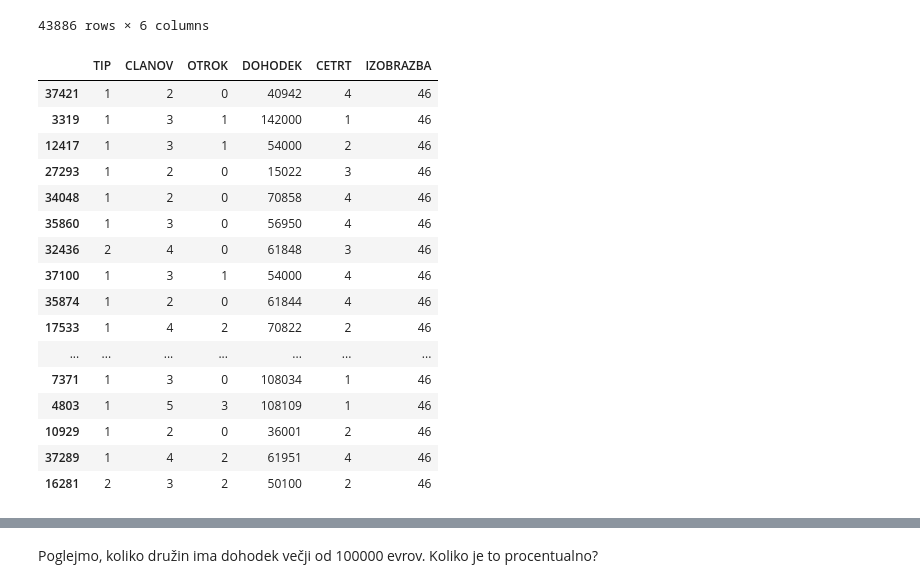
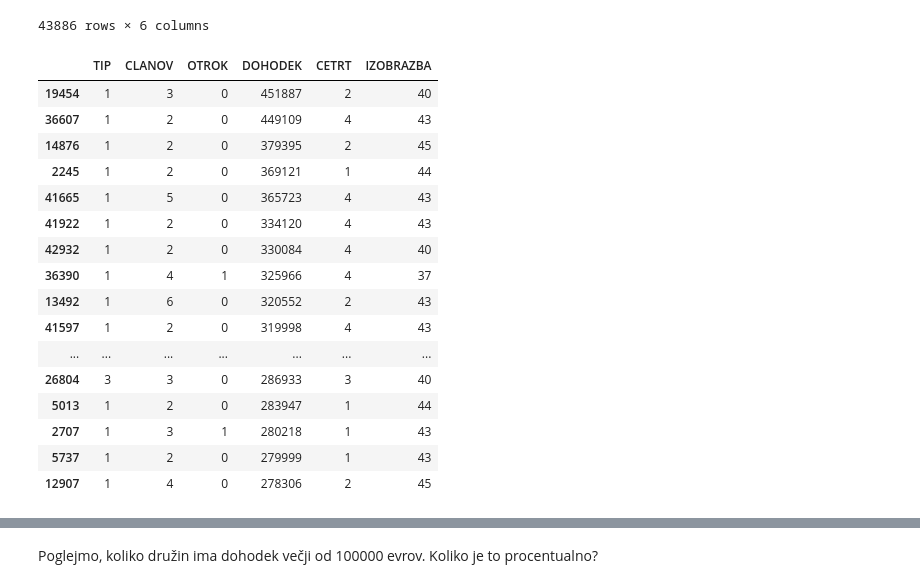
Before and after one commit to MartinZust123/Analysis-of-data-about-Kibergrad, a Jupyter notebook: Priloge/Kibergrad.ipynb, the cells around one changed output, grey strips where cells are left out. Cells and saved outputs as stored; diff of their text form; code cells hidden in the pictures.

```diff
--- a/Priloge/Kibergrad.ipynb
+++ b/Priloge/Kibergrad.ipynb
@@ -51,23 +51,24 @@ df
 | 20838 | 1 | 3 | 0 | 92850 | 3 | 31 |
 | 32170 | 1 | 8 | 0 | 10000 | 3 | 31 |
 43886 rows × 6 columns
-# %%
-df.head(30)
-# %% [output]
-|  | TIP | CLANOV | OTROK | DOHODEK | CETRT | IZOBRAZBA |
-| 37421 | 1 | 2 | 0 | 40942 | 4 | 46 |
-| 3319 | 1 | 3 | 1 | 142000 | 1 | 46 |
-| 12417 | 1 | 3 | 1 | 54000 | 2 | 46 |
-| 27293 | 1 | 2 | 0 | 15022 | 3 | 46 |
-| 34048 | 1 | 2 | 0 | 70858 | 4 | 46 |
-| 35860 | 1 | 3 | 0 | 56950 | 4 | 46 |
-| 32436 | 2 | 4 | 0 | 61848 | 3 | 46 |
-| 37100 | 1 | 3 | 1 | 54000 | 4 | 46 |
-| 35874 | 1 | 2 | 0 | 61844 | 4 | 46 |
-| 17533 | 1 | 4 | 2 | 70822 | 2 | 46 |
-| ... | ... | ... | ... | ... | ... | ... |
-| 7371 | 1 | 3 | 0 | 108034 | 1 | 46 |
-| 4803 | 1 | 5 | 3 | 108109 | 1 | 46 |
-| 10929 | 1 | 2 | 0 | 36001 | 2 | 46 |
-| 37289 | 1 | 4 | 2 | 61951 | 4 | 46 |
-| 16281 | 2 | 3 | 2 | 50100 | 2 | 46 |
+# %%
+dohodek = df.sort_values("DOHODEK", ascending=False)
+dohodek.head(20)
+# %% [output]
+|  | TIP | CLANOV | OTROK | DOHODEK | CETRT | IZOBRAZBA |
+| 19454 | 1 | 3 | 0 | 451887 | 2 | 40 |
+| 36607 | 1 | 2 | 0 | 449109 | 4 | 43 |
+| 14876 | 1 | 2 | 0 | 379395 | 2 | 45 |
+| 2245 | 1 | 2 | 0 | 369121 | 1 | 44 |
+| 41665 | 1 | 5 | 0 | 365723 | 4 | 43 |
+| 41922 | 1 | 2 | 0 | 334120 | 4 | 43 |
+| 42932 | 1 | 2 | 0 | 330084 | 4 | 40 |
+| 36390 | 1 | 4 | 1 | 325966 | 4 | 37 |
+| 13492 | 1 | 6 | 0 | 320552 | 2 | 43 |
+| 41597 | 1 | 2 | 0 | 319998 | 4 | 43 |
+| ... | ... | ... | ... | ... | ... | ... |
+| 26804 | 3 | 3 | 0 | 286933 | 3 | 40 |
+| 5013 | 1 | 2 | 0 | 283947 | 1 | 44 |
+| 2707 | 1 | 3 | 1 | 280218 | 1 | 43 |
+| 5737 | 1 | 2 | 0 | 279999 | 1 | 43 |
+| 12907 | 1 | 4 | 0 | 278306 | 2 | 45 |
```
Also changed, not shown: parts of 8 cells of this notebook.
